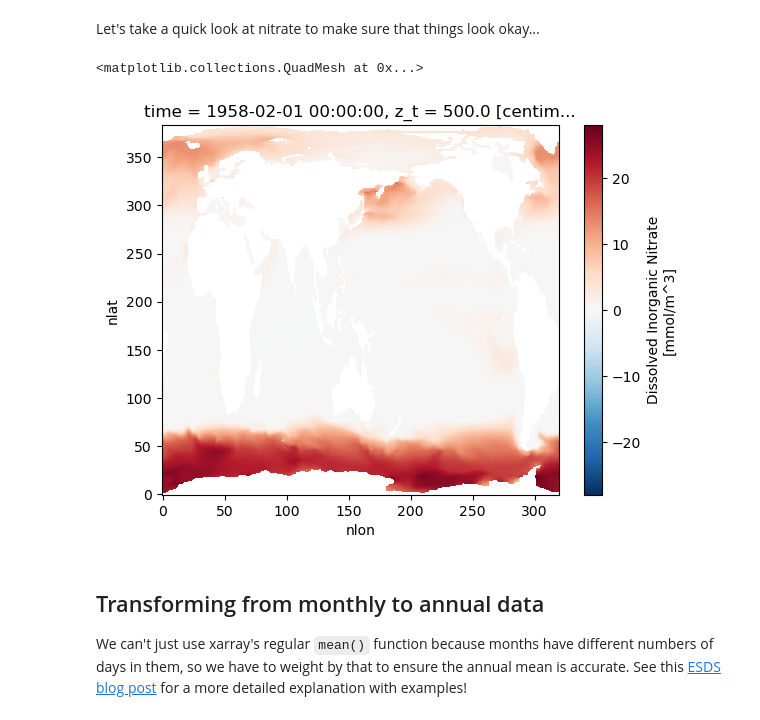
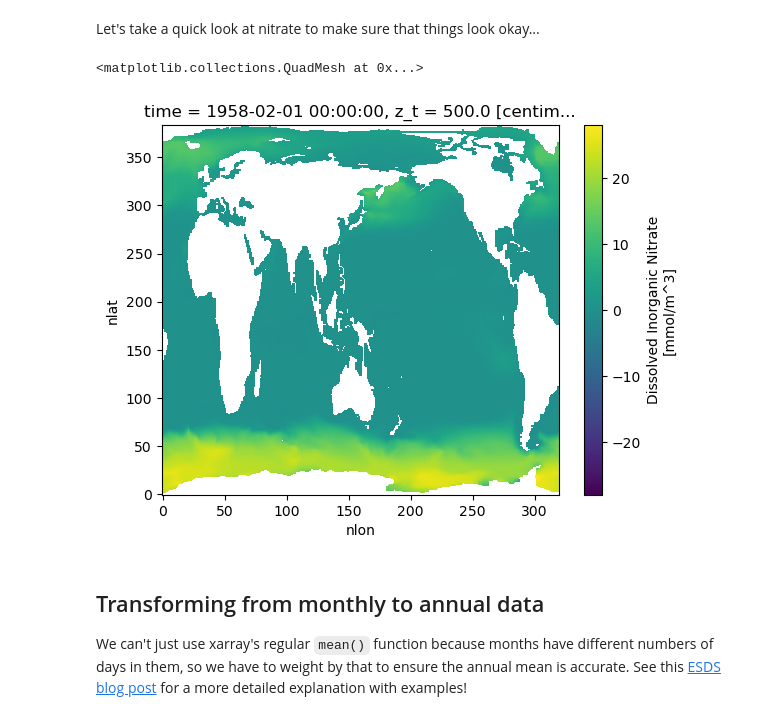
Before and after one commit to projectpythia-mystmd/ocean-bgc-cookbook, a Jupyter notebook: notebooks/ocn-macronuts.ipynb, the cells around one changed output. Drawn from its saved outputs; the diff is of its cells as text; code cells hidden in the pictures.

```diff
--- a/notebooks/ocn-macronuts.ipynb
+++ b/notebooks/ocn-macronuts.ipynb
@@ -156,10 +158,10 @@ ds = ds.drop_vars([v for v in ds.variables if v not in keep_vars])
 # %% [markdown]
 Let's take a quick look at nitrate to make sure that things look okay...
 # %%
-ds.NO3.isel(time=0,z_t=0).plot()
+ds.NO3.isel(time=0,z_t=0).plot(cmap="viridis")
 # %% [output]
 <matplotlib.collections.QuadMesh at 0x...>
-[figure, old version]
+[figure, new version]
 # %% [markdown]
 ## Transforming from monthly to annual data
 We can't just use xarray's regular `mean()` function because months have different numbers of days in them, so we have to weight by that to ensure the annual mean is accurate. See this [ESDS blog post](https://ncar.github.io/esds/posts/2021/yearly-averages-xarray/) for a more detailed explanation with examples!
```
Also changed, not shown: parts of 9 cells of this notebook.
